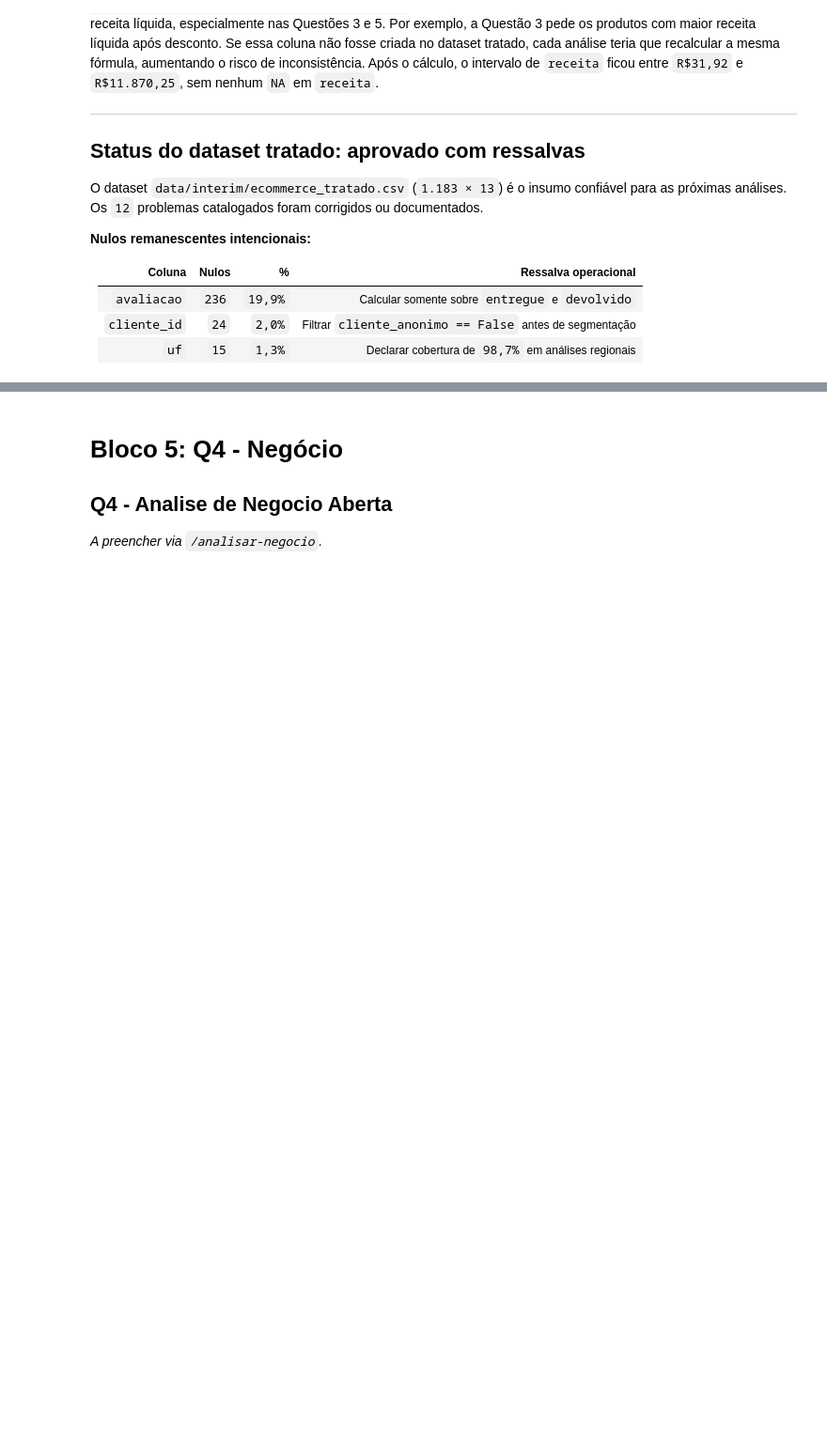
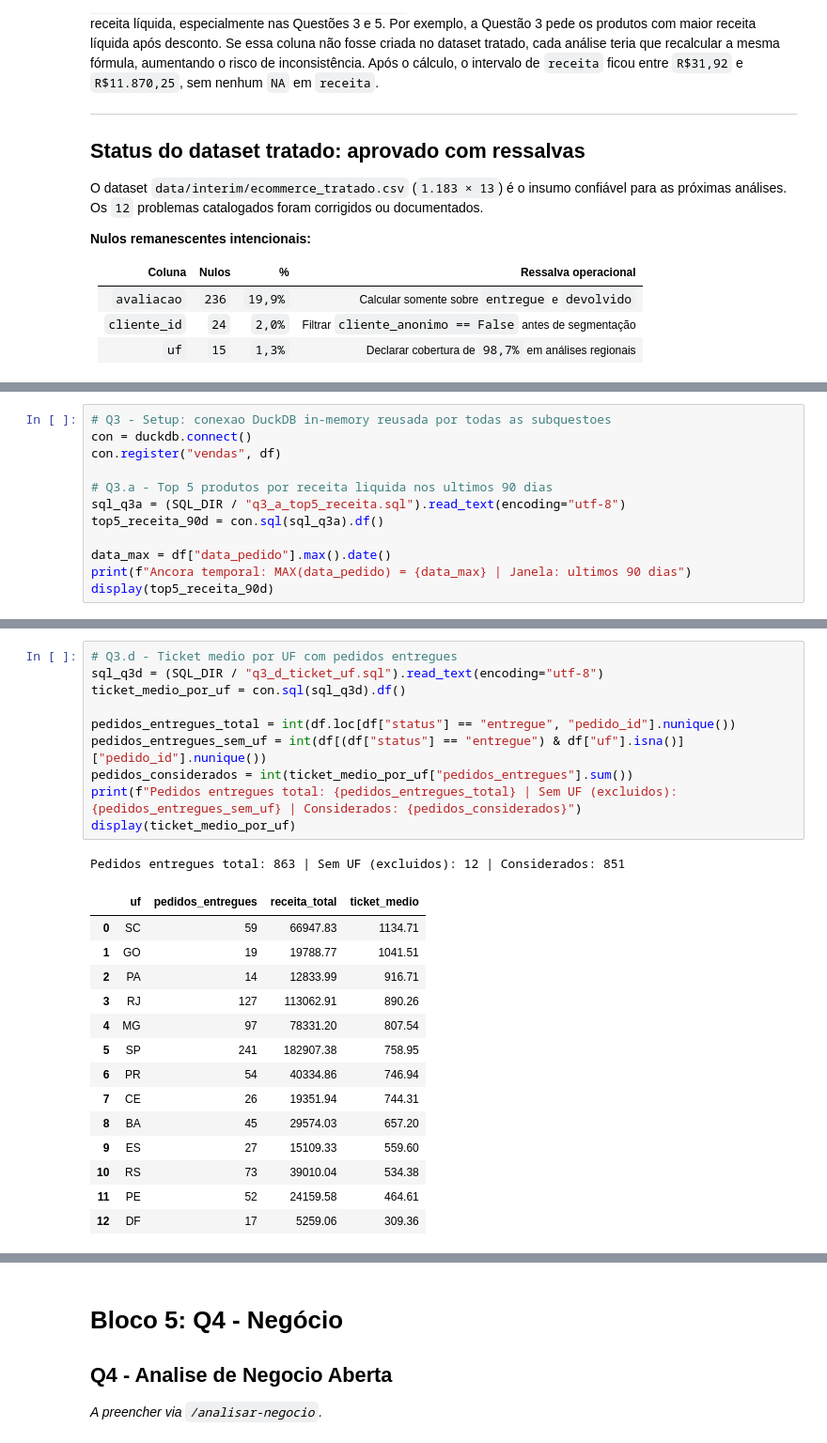
Before and after one commit to diogorblessa/projeto-analise-dados-DuckDB, a Jupyter notebook: notebooks/case_techshop.ipynb, the cells around one changed output, grey strips where cells are left out. Shown at 94% size. Drawn from its saved outputs; the diff is of its cells as text; blank space fills up the shorter version.

```diff
--- a/notebooks/case_techshop.ipynb
+++ b/notebooks/case_techshop.ipynb
@@ -571,0 +646,12 @@ _A preencher via `/consultar-sql`._
+# %%
+# Q3 - Setup: conexao DuckDB in-memory reusada por todas as subquestoes
+con = duckdb.connect()
+con.register("vendas", df)
+
+# Q3.a - Top 5 produtos por receita liquida nos ultimos 90 dias
+sql_q3a = (SQL_DIR / "q3_a_top5_receita.sql").read_text(encoding="utf-8")
+top5_receita_90d = con.sql(sql_q3a).df()
+
+data_max = df["data_pedido"].max().date()
+print(f"Ancora temporal: MAX(data_pedido) = {data_max} | Janela: ultimos 90 dias")
+display(top5_receita_90d)
@@ -571,0 +900,26 @@ _A preencher via `/consultar-sql`._
+# %%
+# Q3.d - Ticket medio por UF com pedidos entregues
+sql_q3d = (SQL_DIR / "q3_d_ticket_uf.sql").read_text(encoding="utf-8")
+ticket_medio_por_uf = con.sql(sql_q3d).df()
+
+pedidos_entregues_total = int(df.loc[df["status"] == "entregue", "pedido_id"].nunique())
+pedidos_entregues_sem_uf = int(df[(df["status"] == "entregue") & df["uf"].isna()]["pedido_id"].nunique())
+pedidos_considerados = int(ticket_medio_por_uf["pedidos_entregues"].sum())
+print(f"Pedidos entregues total: {pedidos_entregues_total} | Sem UF (excluidos): {pedidos_entregues_sem_uf} | Considerados: {pedidos_considerados}")
+display(ticket_medio_por_uf)
+# %% [output]
+Pedidos entregues total: 863 | Sem UF (excluidos): 12 | Considerados: 851
+|  | uf | pedidos_entregues | receita_total | ticket_medio |
+| 0 | SC | 59 | 66947.83 | 1134.71 |
+| 1 | GO | 19 | 19788.77 | 1041.51 |
+| 2 | PA | 14 | 12833.99 | 916.71 |
+| 3 | RJ | 127 | 113062.91 | 890.26 |
+| 4 | MG | 97 | 78331.20 | 807.54 |
+| 5 | SP | 241 | 182907.38 | 758.95 |
+| 6 | PR | 54 | 40334.86 | 746.94 |
+| 7 | CE | 26 | 19351.94 | 744.31 |
+| 8 | BA | 45 | 29574.03 | 657.20 |
+| 9 | ES | 27 | 15109.33 | 559.60 |
+| 10 | RS | 73 | 39010.04 | 534.38 |
+| 11 | PE | 52 | 24159.58 | 464.61 |
+| 12 | DF | 17 | 5259.06 | 309.36 |
```
Also changed, not shown: parts of 12 cells of this notebook, 7 other files.
